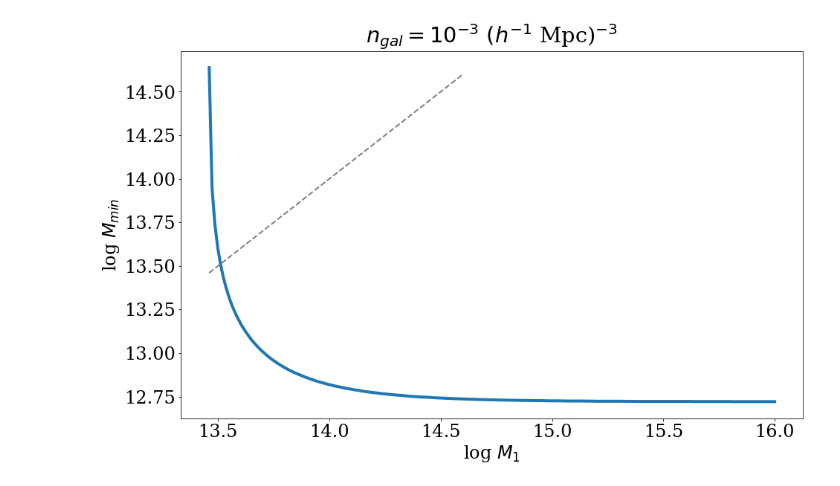
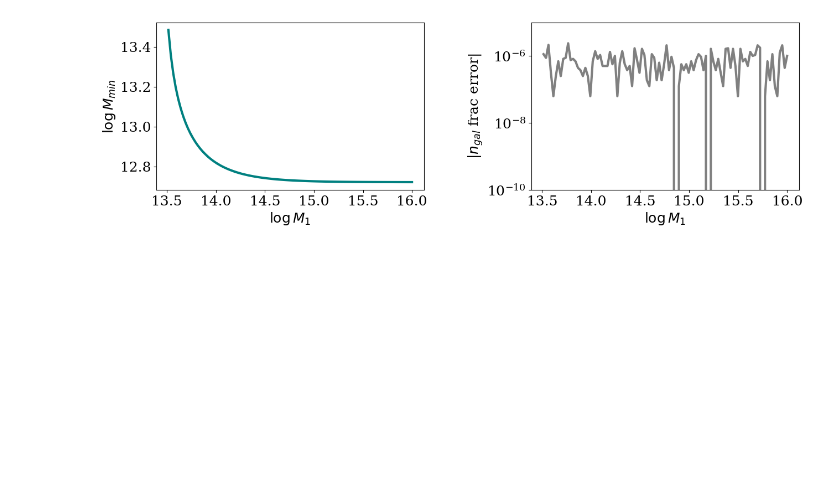
Before and after one commit to dylan-britt/stochasticity, a Jupyter notebook: zheng_iso_density.ipynb, the cells around one changed output. Cells and saved outputs as stored; diff of their text form; code cells hidden in the pictures; blank space fills up the shorter version.

```diff
--- a/zheng_iso_density.ipynb
+++ b/zheng_iso_density.ipynb
@@ -114,25 +12,0 @@ Setting logMmin search range to [11.449511718750001,16.087500000000002]
-# %%
-plt.rcParams.update({
-    'lines.linewidth':2.0,
-    'font.family':'serif',
-    'font.size': 24,
-    'legend.fontsize':20,
-    'legend.frameon':False})
-
-# Plot
-fig = plt.figure()
-fig.set_size_inches(15, 20)
-ax = fig.add_subplot(2, 1, 1)
-
-plt.plot(logM1_list, logMmin_list, linewidth = 4)
-plt.plot([logM1_lower, 14.6], [logM1_lower, 14.6], '--', color='gray')
-
-plt.title('$n_{gal} = 10^{-3}\ (h^{-1}$ Mpc)$^{-3}$')
-plt.xlabel('log $M_1$')
-plt.ylabel('log $M_{min}$')
-
-fig.patch.set_facecolor('white')
-
-plt.show()
-# %% [output]
-[figure, removed]
@@ -138,0 +107,47 @@ plt.show()
+# %%
+# validate by reproducing galaxy number densities for points along iso-density curve
+
+validation_hod = PrebuiltHodModelFactory('zheng07')
+validation_hod.param_dict['logM1'] = 13.69
+validation_hod.param_dict['logMmin'] = 12.36
+validation_hod.param_dict['logM0'] = 8.35
+validation_hod.param_dict['sigma_logM'] = 0.32
+validation_hod.param_dict['alpha'] = 1.28
+
+validation_n_gal = []
+
+for i in range(len(logM1_values)):
+    validation_hod.param_dict['logM1'] = logM1_values[i]
+    validation_hod.param_dict['logMmin'] = logMmin_values[i]
+
+    cens_array = validation_hod.mean_occupation_centrals(prim_haloprop = bolshoi_m200b)
+    sats_array = validation_hod.mean_occupation_satellites(prim_haloprop = bolshoi_m200b)
+    gals_total = np.sum(cens_array + sats_array)
+
+    validation_n_gal.append(gals_total / (250 ** 3))
+# %%
+# plot iso-density curve and fractional error in galaxy number density
+
+plt.rcParams.update({
+    'lines.linewidth':3.0,
+    'font.family':'serif',
+    'font.size': 18,
+    'legend.fontsize':16})
+
+fig, (ax1, ax2) = plt.subplots(1, 2, figsize=(15,4), dpi=100)
+
+ax1.plot(logM1_values, logMmin_values, color='teal')
+ax1.set_xlabel(r'$\log\, M_1$')
+ax1.set_ylabel(r'$\log\, M_{min}$')
+
+ax2.plot(logM1_values, [np.abs(x - 0.001) / 0.001 for x in validation_n_gal], color='gray')
+ax2.set_xlabel(r'$\log\, M_1$')
+ax2.set_ylabel(r'$|n_{gal}$ frac error|')
+ax2.set_yscale('log')
+ax2.set_ylim([10**(-10), 10**(-5)])
+
+fig.subplots_adjust(wspace=0.4, hspace=0.0)
+
+plt.show()
+# %% [output]
+[figure, added]
```
Also changed, not shown: parts of 7 cells of this notebook.
